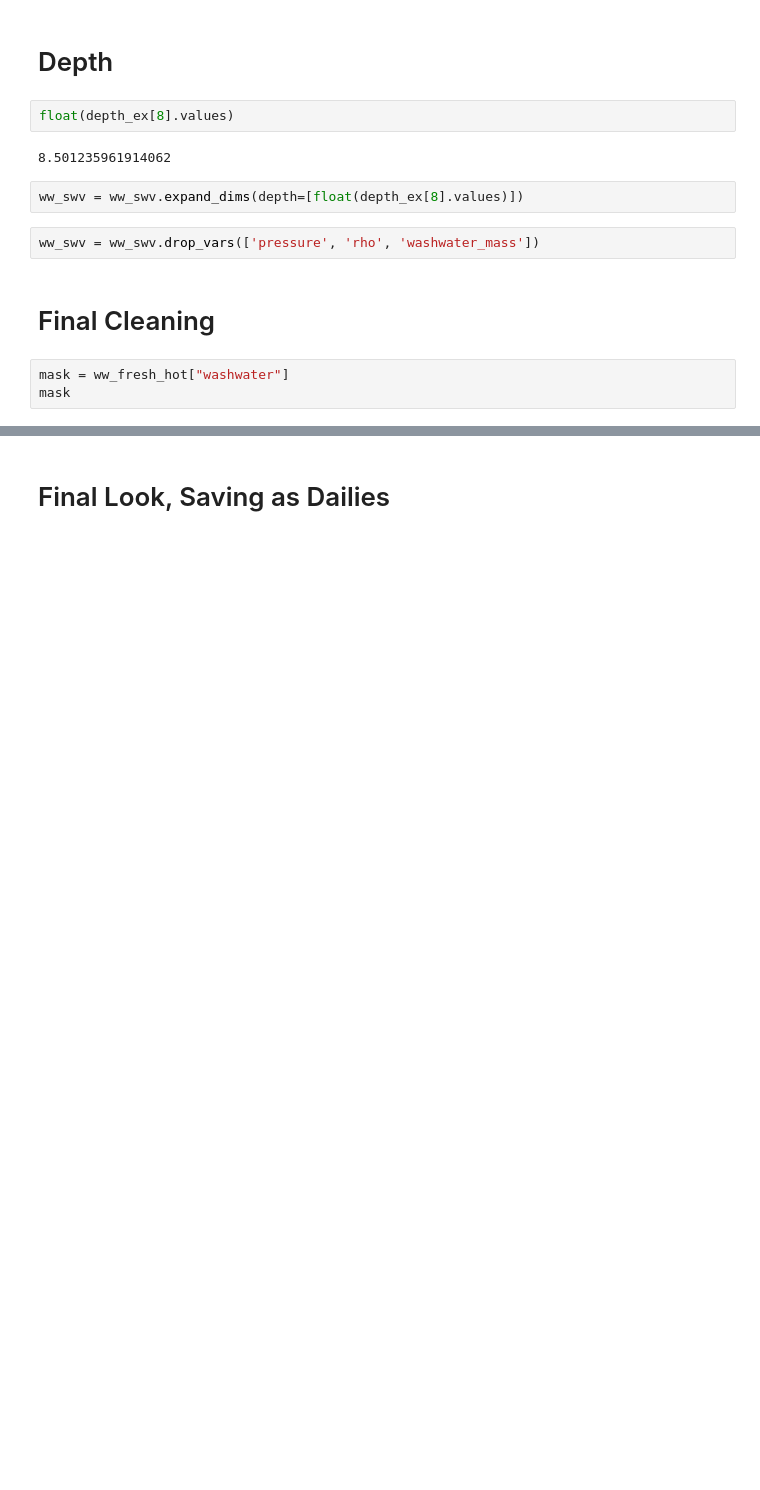
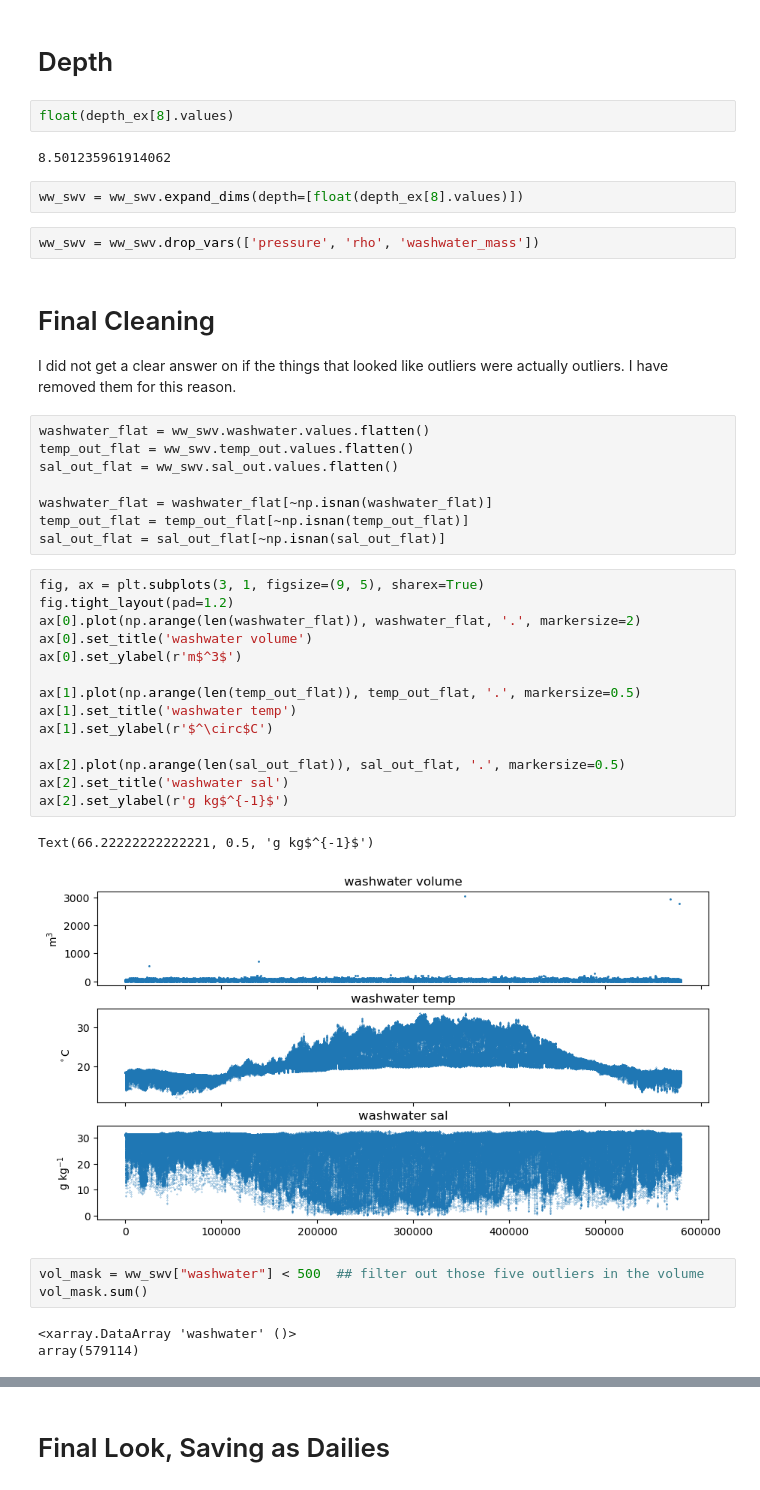
Before and after one commit to SalishSeaCast/analysis-cassidy, a Jupyter notebook: notebooks/dfo-cd/scrubber_data_add_saltemp.ipynb, the cells around one changed output, grey strips where cells are left out. Cells and saved outputs as stored; diff of their text form; blank space fills up the shorter version.

Commit message:
add check plots

```diff
--- a/notebooks/dfo-cd/scrubber_data_add_saltemp.ipynb
+++ b/notebooks/dfo-cd/scrubber_data_add_saltemp.ipynb
@@ -250,6 +252,36 @@ ww_swv = ww_swv.expand_dims(depth=[float(depth_ex[8].values)])
 ww_swv = ww_swv.drop_vars(['pressure', 'rho', 'washwater_mass'])
 # %% [markdown]
 # Final Cleaning
+
+I did not get a clear answer on if the things that looked like outliers were actually outliers. I have removed them for this reason.
+# %%
+washwater_flat = ww_swv.washwater.values.flatten()
+temp_out_flat = ww_swv.temp_out.values.flatten()
+sal_out_flat = ww_swv.sal_out.values.flatten()
+
+washwater_flat = washwater_flat[~np.isnan(washwater_flat)]
+temp_out_flat = temp_out_flat[~np.isnan(temp_out_flat)]
+sal_out_flat = sal_out_flat[~np.isnan(sal_out_flat)]
+# %%
+fig, ax = plt.subplots(3, 1, figsize=(9, 5), sharex=True)
+fig.tight_layout(pad=1.2)
+ax[0].plot(np.arange(len(washwater_flat)), washwater_flat, '.', markersize=2)
+ax[0].set_title('washwater volume')
+ax[0].set_ylabel(r'm$^3$')
+
+ax[1].plot(np.arange(len(temp_out_flat)), temp_out_flat, '.', markersize=0.5)
+ax[1].set_title('washwater temp')
+ax[1].set_ylabel(r'$^\circ$C')
+
+ax[2].plot(np.arange(len(sal_out_flat)), sal_out_flat, '.', markersize=0.5)
+ax[2].set_title('washwater sal')
+ax[2].set_ylabel(r'g kg$^{-1}$')
+# %% [output]
+Text(66.22222222222221, 0.5, 'g kg$^{-1}$')
+[figure, added]
 # %%
-mask = ww_fresh_hot["washwater"]
-mask
+vol_mask = ww_swv["washwater"] < 500  ## filter out those five outliers in the volume
+vol_mask.sum()
+# %% [output]
+<xarray.DataArray 'washwater' ()>
+array(579114)
```
Also changed, not shown: parts of 10 cells of this notebook.
